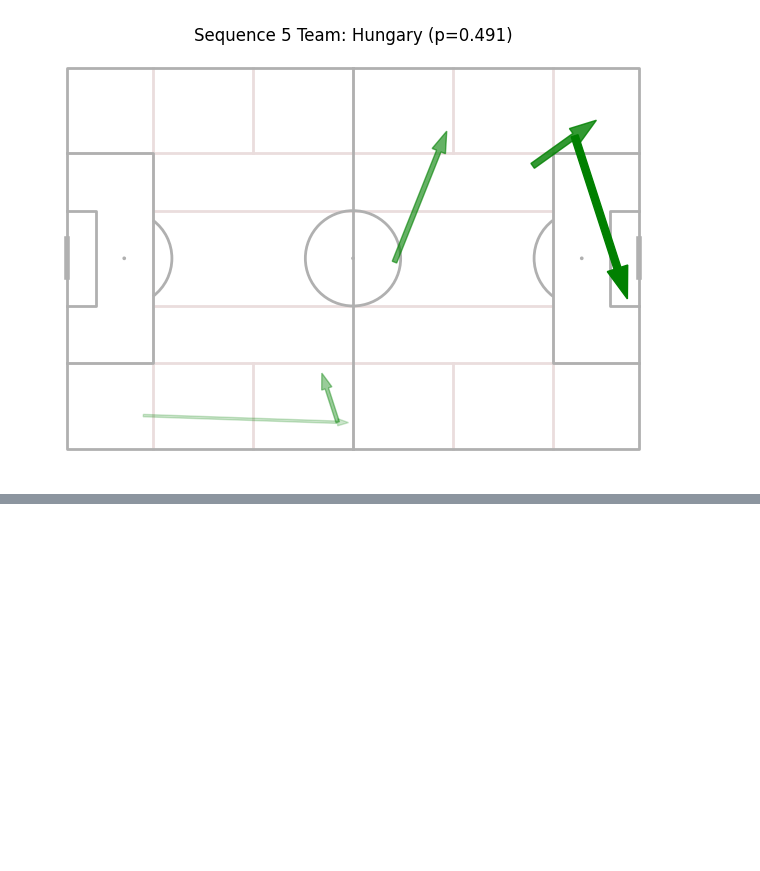
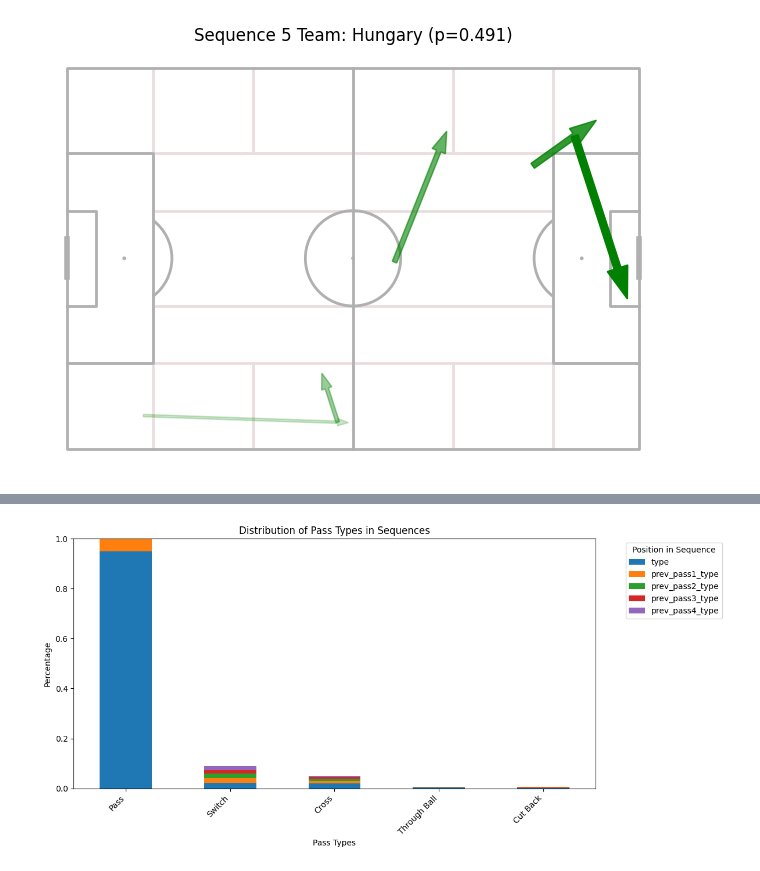
Before and after one commit to zcochran27/Soccer-Events-Analyzed, a Jupyter notebook: explore.ipynb, the cells around one changed output, grey strips where cells are left out. Drawn from its saved outputs; the diff is of its cells as text; code cells hidden in the pictures; blank space fills up the shorter version.

Commit message:
fixed graphs not showing up

```diff
--- a/explore.ipynb
+++ b/explore.ipynb
@@ -1941,0 +2018,33 @@ for idx, (_, coords) in enumerate(top_5_coords.iterrows()):
+# %%
+sequences = sequences[['type','prev_pass1_type','prev_pass2_type','prev_pass3_type','prev_pass4_type']]
+# Create a stacked bar chart showing distribution of pass types for each position in sequence
+import matplotlib.pyplot as plt
+
+# Get the columns we want to plot
+pass_type_cols = ['type', 'prev_pass1_type', 'prev_pass2_type', 'prev_pass3_type', 'prev_pass4_type']
+
+# Calculate percentages for each pass type within each position
+percentages = pd.DataFrame()
+for col in pass_type_cols:
+    counts = sequences[col].value_counts()
+    percentages[col] = counts / counts.sum()
+
+# Create stacked bar chart
+ax = percentages.plot(kind='bar', stacked=True, figsize=(12,6))
+
+# Set y-axis limit to 1
+plt.ylim(0, 1)
+
+# Customize the chart
+plt.title('Distribution of Pass Types in Sequences')
+plt.xlabel('Pass Types')
+plt.ylabel('Percentage')
+plt.legend(title='Position in Sequence', bbox_to_anchor=(1.05, 1), loc='upper left')
+plt.tight_layout()
+
+# Rotate x-axis labels for better readability
+plt.xticks(rotation=45, ha='right')
+
+plt.show()
+# %% [output]
+[figure, added]
```
Also changed, not shown: parts of 3 cells of this notebook, 2 other files.
